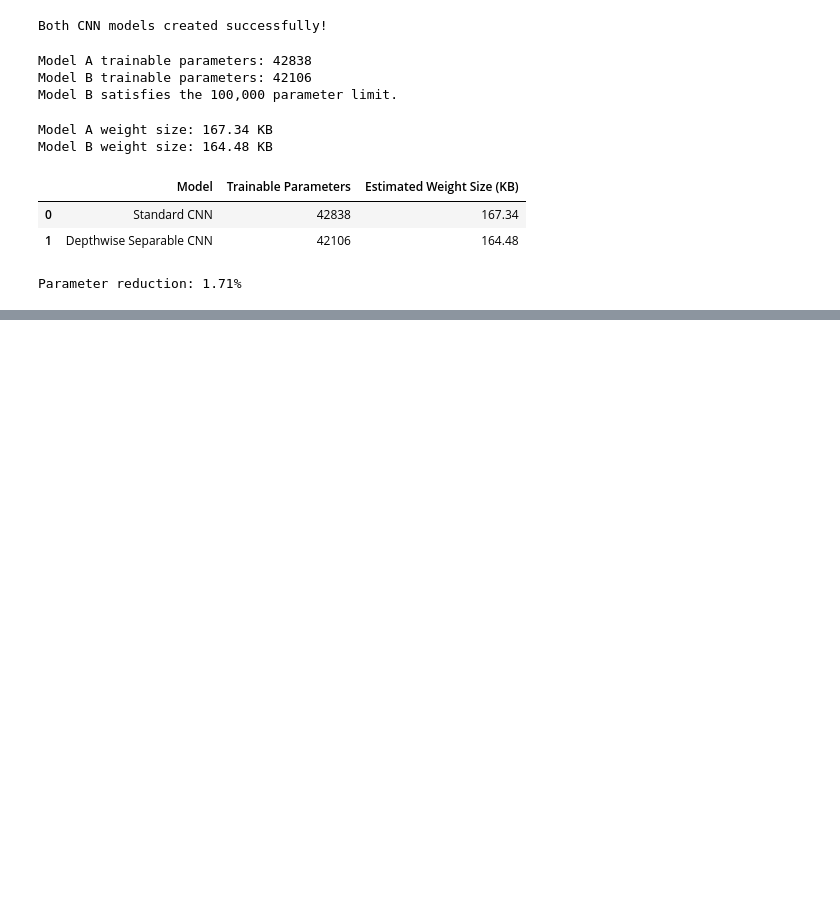
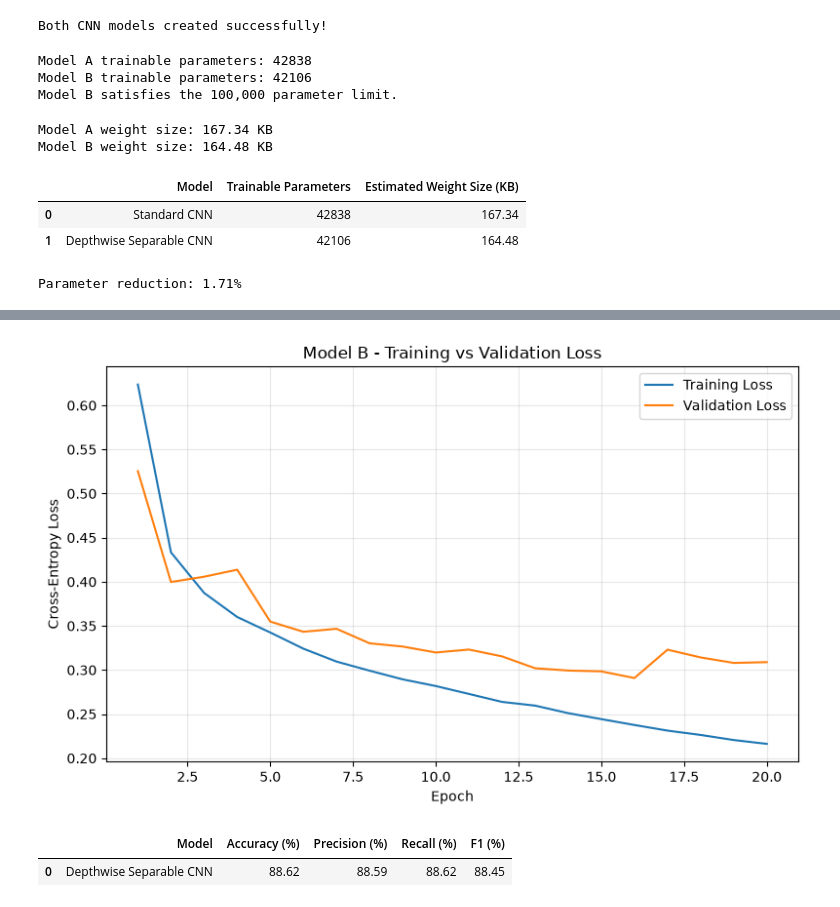
Before and after one commit to chabi1773/EN3150_Assignment_03_Team-FrameX, a Jupyter notebook: CNN_Model_Comparison.ipynb, the cells around one changed output, grey strips where cells are left out. Cells and saved outputs as stored; diff of their text form; code cells hidden in the pictures; blank space fills up the shorter version.

```diff
--- a/CNN_Model_Comparison.ipynb
+++ b/CNN_Model_Comparison.ipynb
@@ -144,0 +258,13 @@ Parameter reduction: 1.71%
+# %%
+torch.manual_seed(42)
+
+trained_model_B = DepthWise_Separable_CNN().to(device)
+
+criterion = nn.CrossEntropyLoss()
+
+optimizer = torch.optim.Adam(
+    trained_model_B.parameters(),
+    lr=0.001
+)
+
+print("Model B initialized successfully!")
@@ -144,0 +538,63 @@ Parameter reduction: 1.71%
+# %%
+plt.figure(figsize=(8, 5))
+
+plt.plot(
+    range(1, 21),
+    train_losses,
+    label="Training Loss"
+)
+
+plt.plot(
+    range(1, 21),
+    val_losses,
+    label="Validation Loss"
+)
+
+plt.xlabel("Epoch")
+plt.ylabel("Cross-Entropy Loss")
+plt.title("Model B - Training vs Validation Loss")
+plt.legend()
+plt.grid(alpha=0.3)
+plt.tight_layout()
+
+plt.savefig(
+    "model_B_loss_curves.png",
+    dpi=300,
+    bbox_inches="tight"
+)
+
+plt.show()
+# %% [output]
+[figure, added]
+# %%
+import pandas as pd
+from sklearn.metrics import (
+    accuracy_score, precision_score,
+    recall_score, f1_score
+)
+
+results_B = pd.DataFrame({
+    "Model": ["Depthwise Separable CNN"],
+    "Accuracy (%)": [
+        accuracy_score(all_true_labels, all_predictions) * 100
+    ],
+    "Precision (%)": [
+        precision_score(all_true_labels, all_predictions, average="macro") * 100
+    ],
+    "Recall (%)": [
+        recall_score(all_true_labels, all_predictions, average="macro") * 100
+    ],
+    "F1 (%)": [
+        f1_score(all_true_labels, all_predictions, average="macro") * 100
+    ]
+})
+
+display(results_B.round(2))
+
+results_B.to_csv(
+    "model_B_evaluation_results.csv",
+    index=False
+)
+# %% [output]
+|  | Model | Accuracy (%) | Precision (%) | Recall (%) | F1 (%) |
+| 0 | Depthwise Separable CNN | 88.62 | 88.59 | 88.62 | 88.45 |
```
Also changed, not shown: parts of 14 cells of this notebook.
